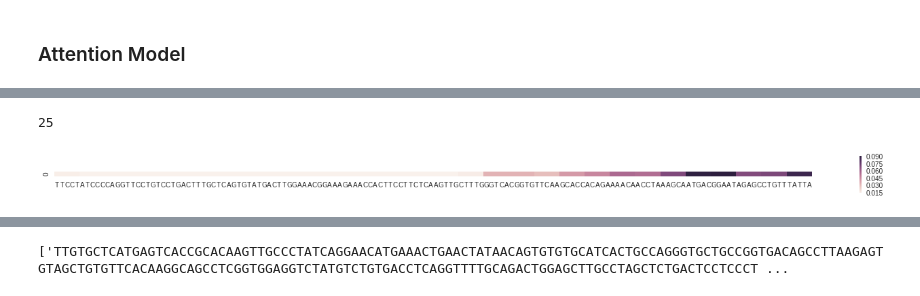
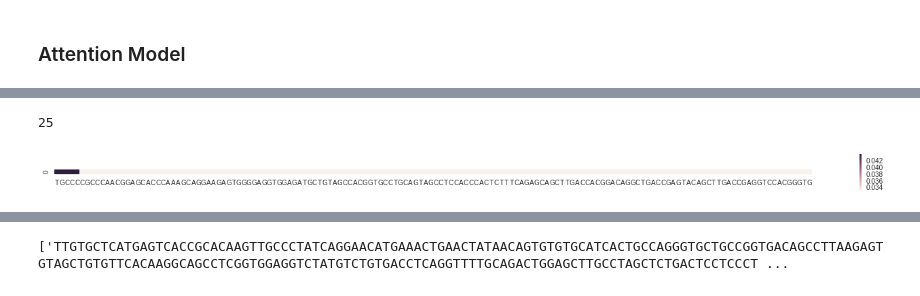
Before and after one commit to jenhantao/genomic_grammar, a Jupyter notebook: Genomic Grammar Analysis.ipynb, the cells around one changed output, grey strips where cells are left out. Saved outputs shown, nothing was run; the diff lists cells and outputs as text; code cells hidden in the pictures.

```diff
--- a/Genomic Grammar Analysis.ipynb
+++ b/Genomic Grammar Analysis.ipynb
@@ -529,9 +529,9 @@ num_classes = 2
 num_motifs = 50
 motif_size = 20
 adjacent_bp_pool_size = 5
-attention_dim = 500
-attention_hops = 1
-num_dense_neurons = 150
+attention_dim = 200
+attention_hops = 10
+num_dense_neurons = 500
 count_num_params(seq_size,
     num_motifs,
     motif_size,
@@ -734,15 +744,15 @@ def get_sequence_attention(model, sequence, adjacent_bp_pool_size):
     return full_attention, attended_sequence
 # %%
 full_attention, attended_sequence = get_sequence_attention(attention_model,
-                      str(positive_seqRecords[-999].seq),
+                      str(positive_seqRecords[9051].seq),
                       5)
 frame = pd.DataFrame(full_attention).T
 frame.columns = list(attended_sequence)
 fig, ax = plt.subplots(figsize=(25,1))
 hm=sns.heatmap(frame, square=True, ax=ax, )
 # %% [output]
 25
-[figure, old version]
+[figure, new version]
 # %%
 model = attention_model
 # %%
```
Also changed, not shown: parts of 6 cells of this notebook.
